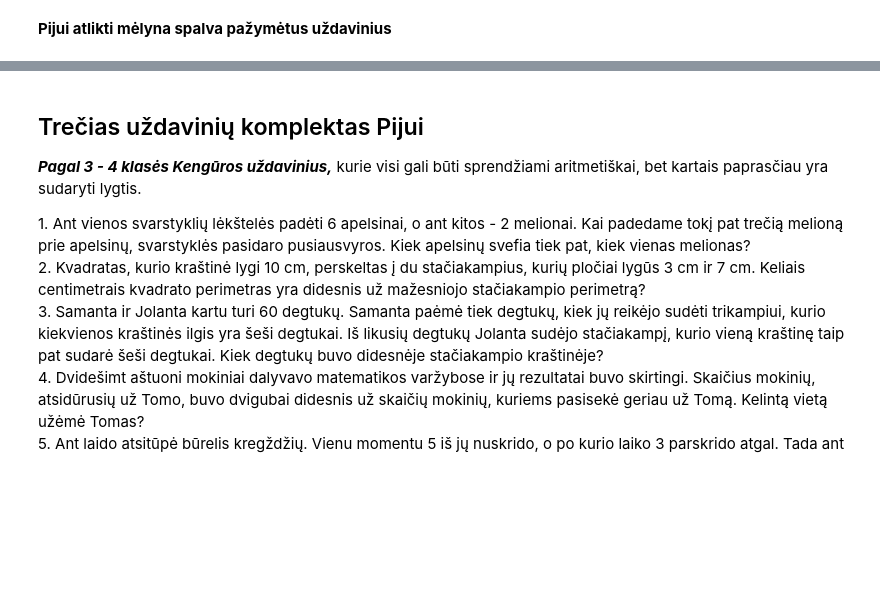
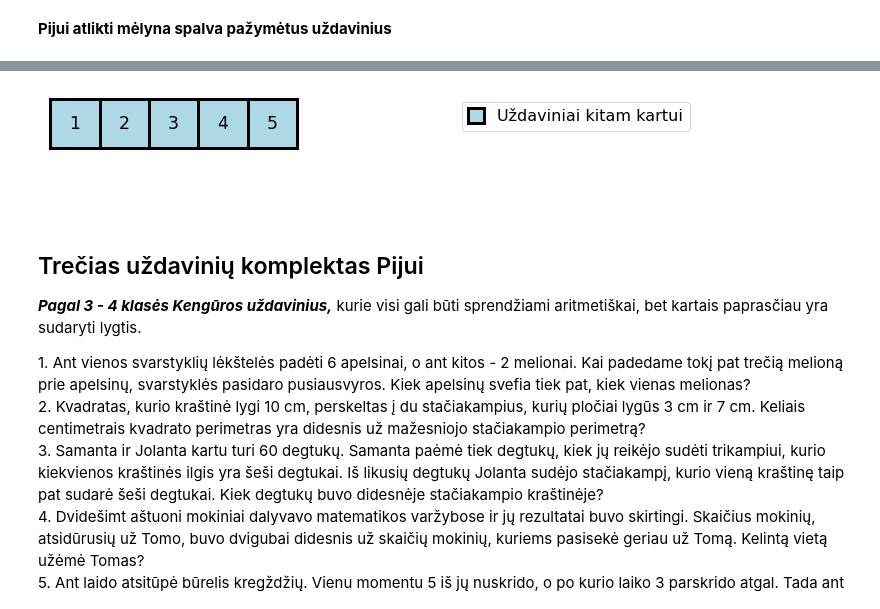
Before and after one commit to loijord/mokslas_2021, a Jupyter notebook: Matematika/tekstiniai_uzdaviniai/tekstiniai_uzdaviniai.ipynb, the cells around one changed output, grey strips where cells are left out. Saved outputs shown, nothing was run; the diff lists cells and outputs as text; code cells hidden in the pictures; blank space fills up the shorter version.

```diff
--- a/Matematika/tekstiniai_uzdaviniai/tekstiniai_uzdaviniai.ipynb
+++ b/Matematika/tekstiniai_uzdaviniai/tekstiniai_uzdaviniai.ipynb
@@ -241,3 +259,7 @@ draw_tasking(13, 13, colors={'lightblue':list(range(1, 14))}, docs=docs)
+# %%
+draw_tasking(5, 5, colors={'lightblue': [1, 2, 3, 4, 5]}, docs=docs)
+# %% [output]
+[figure, added]
 # %% [markdown]
 ## Trečias uždavinių komplektas Pijui
 ***Pagal 3 - 4 klasės Kengūros uždavinius,*** kurie visi gali būti sprendžiami aritmetiškai, bet kartais paprasčiau yra sudaryti lygtis.
```
Also changed, not shown: parts of 3 cells of this notebook.
